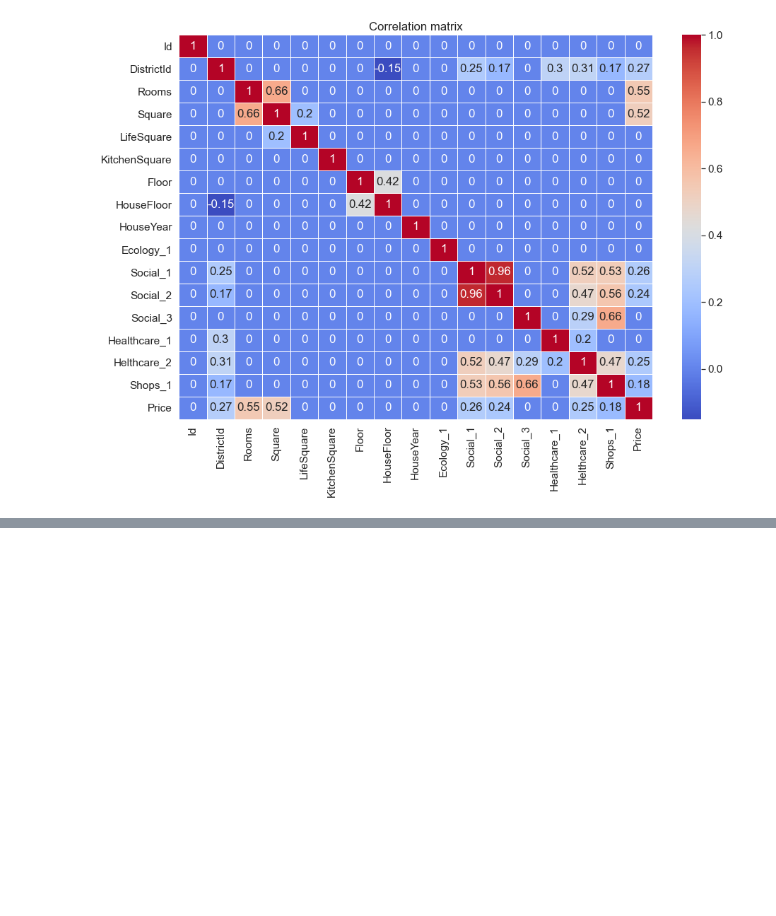
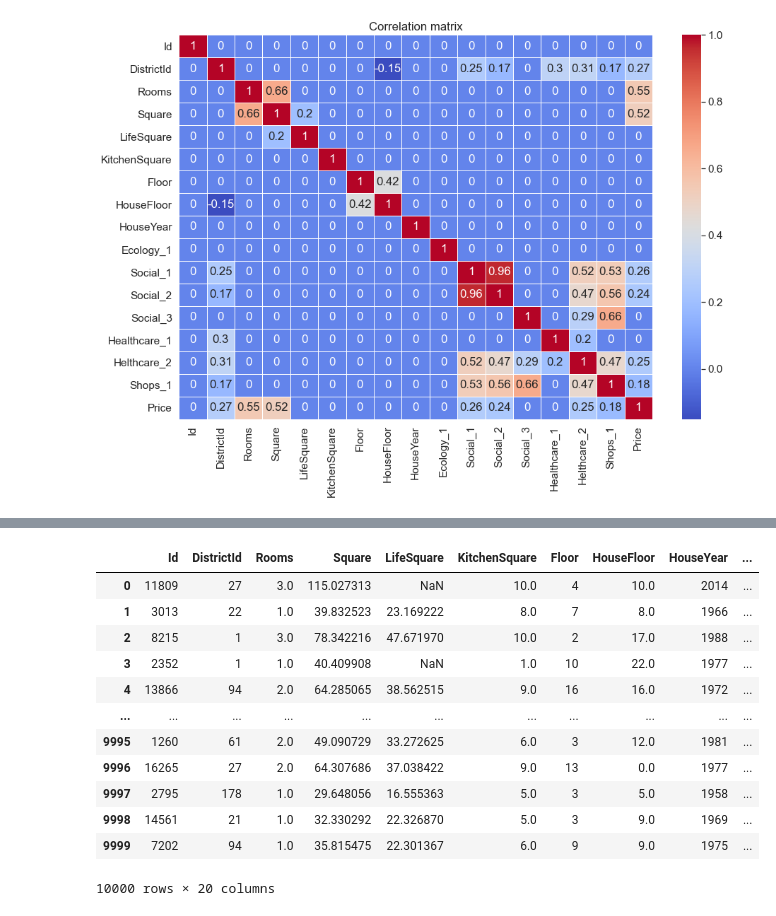
Before and after one commit to NickHlzv/Numpy-Pandas-Scikit, a Jupyter notebook: Course/Course.ipynb, the cells around one changed output, grey strips where cells are left out. Cells and saved outputs as stored; diff of their text form; code cells hidden in the pictures; blank space fills up the shorter version.

```diff
--- a/Course/Course.ipynb
+++ b/Course/Course.ipynb
@@ -380,0 +426,30 @@ plt.show()
+# %%
+# Создание числовых признаков для категориальных переменных
+def class_to_int(data_frame, feature):
+    if data_frame[feature].dtype == 'category':
+        data_frame[feature + '_binary'] = 0
+        data_frame.loc[data_frame[feature] == 'A', feature + '_binary'] = 1
+        data_frame.loc[data_frame[feature] == 'B', feature + '_binary'] = 0
+    else:
+        print('Функция работает только с категориальными переменными в рамках датасета')
+
+class_to_int(df, 'Ecology_2')
+class_to_int(df, 'Ecology_3')
+class_to_int(df, 'Shops_2')
+df = df.drop(['Ecology_2', 'Ecology_3', 'Shops_2'], axis=1)
+# %%
+df
+# %% [output]
+|  | Id | DistrictId | Rooms | Square | LifeSquare | KitchenSquare | Floor | HouseFloor | HouseYear | ... |
+| 0 | 11809 | 27 | 3.0 | 115.027313 | NaN | 10.0 | 4 | 10.0 | 2014 | ... |
+| 1 | 3013 | 22 | 1.0 | 39.832523 | 23.169222 | 8.0 | 7 | 8.0 | 1966 | ... |
+| 2 | 8215 | 1 | 3.0 | 78.342216 | 47.671970 | 10.0 | 2 | 17.0 | 1988 | ... |
+| 3 | 2352 | 1 | 1.0 | 40.409908 | NaN | 1.0 | 10 | 22.0 | 1977 | ... |
+| 4 | 13866 | 94 | 2.0 | 64.285065 | 38.562515 | 9.0 | 16 | 16.0 | 1972 | ... |
+| ... | ... | ... | ... | ... | ... | ... | ... | ... | ... | ... |
+| 9995 | 1260 | 61 | 2.0 | 49.090729 | 33.272625 | 6.0 | 3 | 12.0 | 1981 | ... |
+| 9996 | 16265 | 27 | 2.0 | 64.307686 | 37.038422 | 9.0 | 13 | 0.0 | 1977 | ... |
+| 9997 | 2795 | 178 | 1.0 | 29.648056 | 16.555363 | 5.0 | 3 | 5.0 | 1958 | ... |
+| 9998 | 14561 | 21 | 1.0 | 32.330292 | 22.326870 | 5.0 | 3 | 9.0 | 1969 | ... |
+| 9999 | 7202 | 94 | 1.0 | 35.815475 | 22.301367 | 6.0 | 9 | 9.0 | 1975 | ... |
+10000 rows × 20 columns
```
Also changed, not shown: parts of 6 cells of this notebook.
